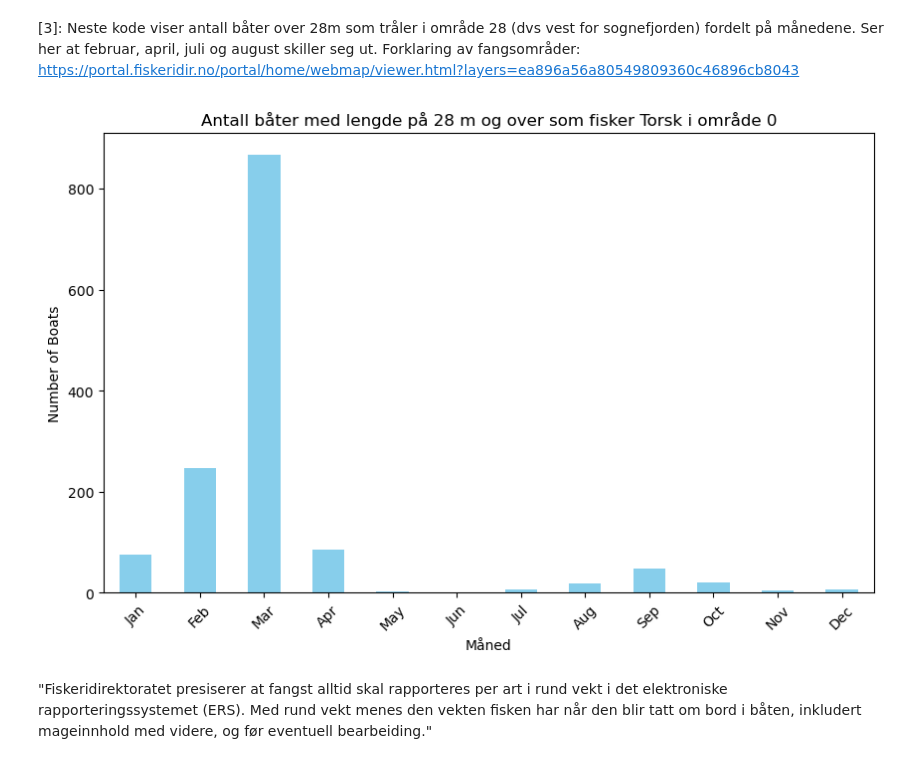
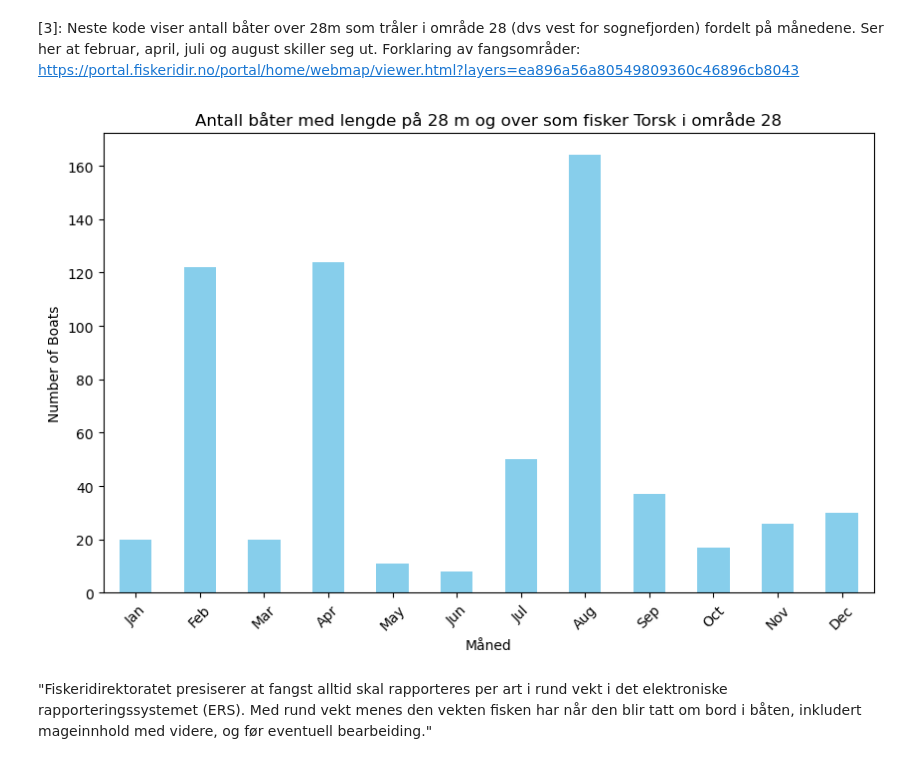
Before and after one commit to tmongstad/INFO284, a Jupyter notebook: fiskelokasjoner.ipynb, the cells around one changed output. Drawn from its saved outputs; the diff is of its cells as text; code cells hidden in the pictures.

```diff
--- a/fiskelokasjoner.ipynb
+++ b/fiskelokasjoner.ipynb
@@ -12,45 +34,46 @@ df = pd.read_csv(filepath, sep=';', decimal=',')
 # %% [markdown]
 [2]: Spesifisere hva som skal undersøkes:
 # %%
-area = 00
+area = 28
 fish_type = 'Torsk'
 vessel_lenght = '28 m og over'
+redskap = 51
 # %% [markdown]
 [3]: Neste kode viser antall båter over 28m som tråler i område 28 (dvs vest for sognefjorden) fordelt på månedene. Ser her at februar, april, juli og august skiller seg ut. Forklaring av fangsområder: https://portal.fiskeridir.no/portal/home/webmap/viewer.html?layers=ea896a56a80549809360c46896cb8043
 # %%
 import matplotlib.pyplot as plt
-
 
 # Convert 'Meldingsdato' to datetime and extract the month
 df['Meldingsdato'] = pd.to_datetime(df['Meldingsdato'], format='%d.%m.%Y', errors='coerce')
 df['Month'] = df['Meldingsdato'].dt.month
 
 # Filter the DataFrame based on the conditions
 filtered_df = df[
     (df['Hovedområde start (kode)'] == area) &
-    #(df['Lengdegruppe'] == vessel_lenght) &
-    (df['Art - gruppe'] == fish_type)
+    (df['Lengdegruppe'] == vessel_lenght) &
+    (df['Art - gruppe'] == fish_type) &
+    (df['Redskap FDIR (kode)'] == redskap)
 ]
 
 # Group by month and count the number of rows for each month
 monthly_counts = filtered_df.groupby('Month').size()
 
 # Create a Series for all months with zeros
 all_months = pd.Series(0, index=range(1, 13))
 
 # Update the Series with the actual counts
 all_months.update(monthly_counts)
 
 # Create a bar plot with all months
 plt.figure(figsize=(10, 6))
 all_months.plot(kind='bar', color='skyblue')
 plt.title(f'Antall båter med lengde på {vessel_lenght} som fisker {fish_type} i område {str(area)}')
 plt.xlabel('Måned')
 plt.ylabel('Number of Boats')
 plt.xticks(range(12), ['Jan', 'Feb', 'Mar', 'Apr', 'May', 'Jun', 'Jul', 'Aug', 'Sep', 'Oct', 'Nov', 'Dec'], rotation=45)
 plt.show()
 # %% [output]
-[figure, old version]
+[figure, new version]
 # %% [markdown]
 "Fiskeridirektoratet presiserer at fangst alltid skal rapporteres per art i rund vekt i det elektroniske rapporteringssystemet (ERS).
 Med rund vekt menes den vekten fisken har når den blir tatt om bord i båten, inkludert mageinnhold med videre, og før eventuell bearbeiding."
```
Also changed, not shown: parts of 4 cells of this notebook, 4 other files.
